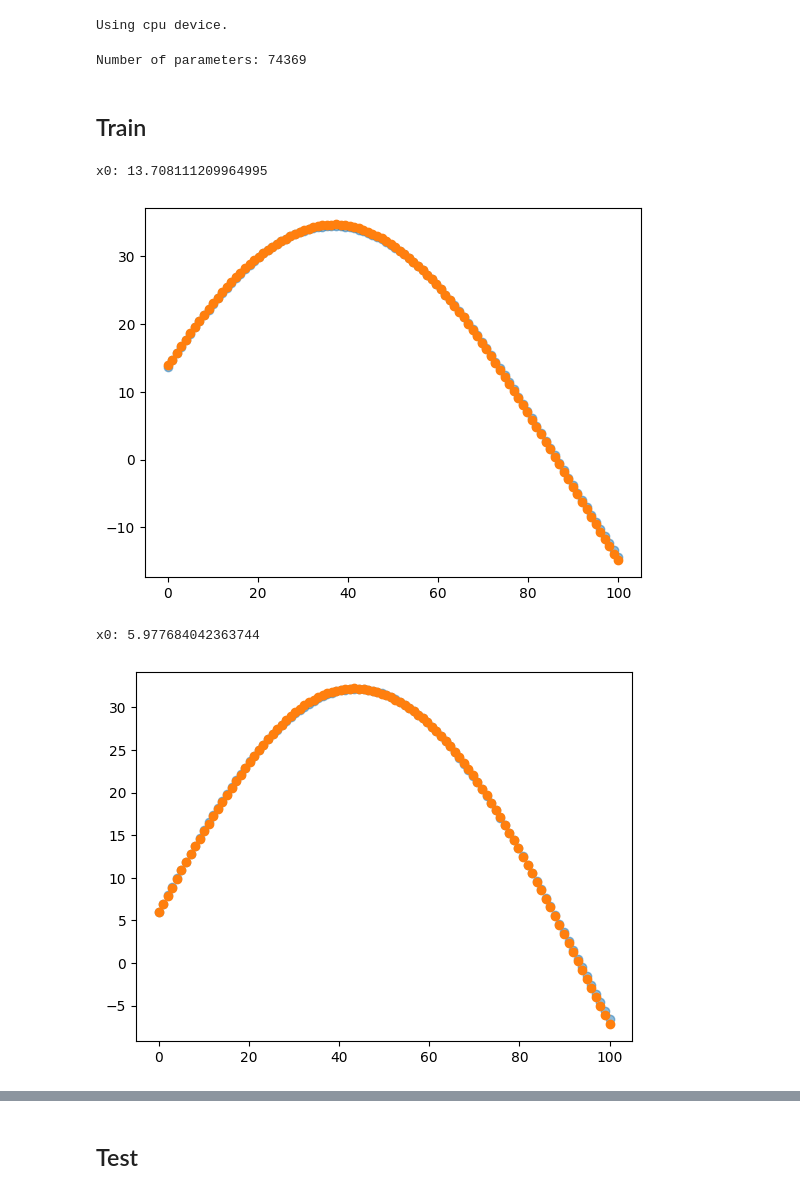
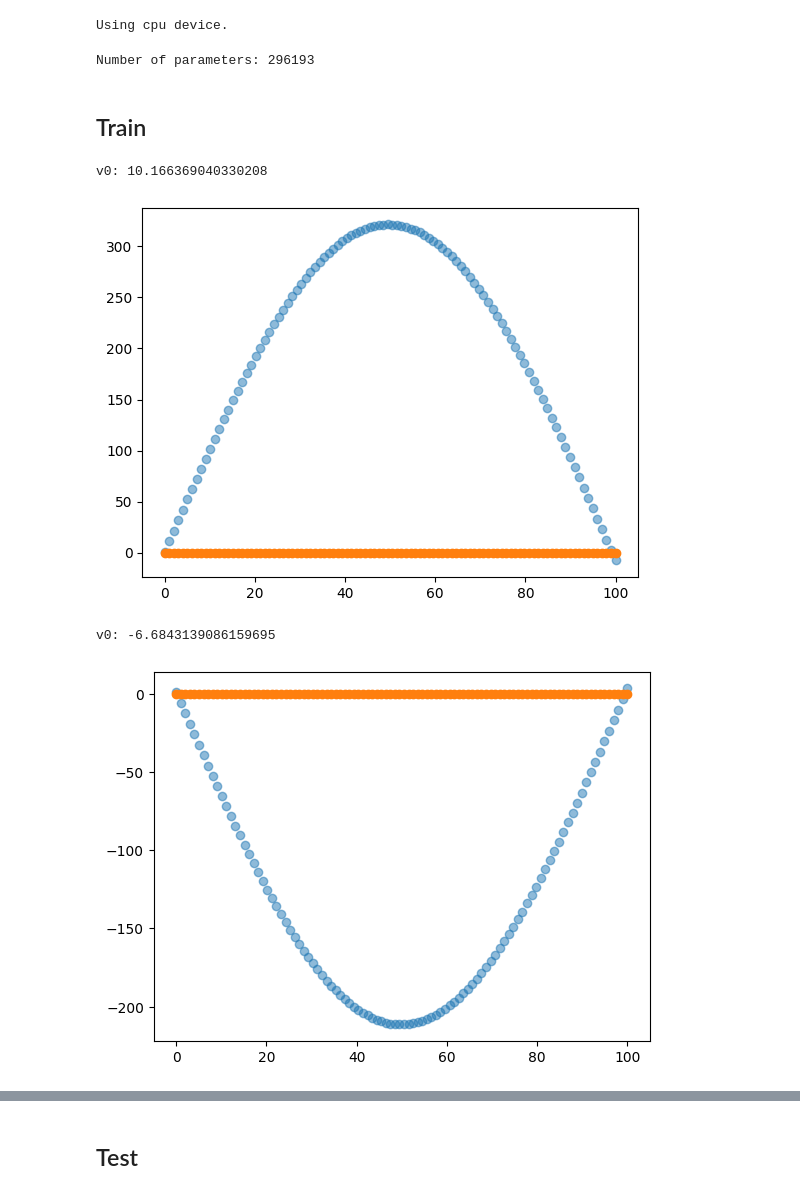
Before and after one commit to Hrrsmjd/fourier_neural_operator, a Jupyter notebook: temp/fourier_1d_multichannel.ipynb, the cells around one changed output, grey strips where cells are left out. Saved outputs shown, nothing was run; the diff lists cells and outputs as text; code cells hidden in the pictures.

Commit message:
Velocity as parameter...

```diff
--- a/temp/fourier_1d_multichannel.ipynb
+++ b/temp/fourier_1d_multichannel.ipynb
@@ -42,18 +42,18 @@ data_x = []
 # v0 = np.random.normal(0, 10)
 k = 1
 m = 1000
-# x0 = 1
-v0 = 1
+x0 = 1
+# v0 = 1
 
 ## Generate Data
 for _ in range(n):
     # k = np.random.randint(1, 100)
     # m = np.random.randint(1, 100)
-    x0 = np.random.normal(0, 10)
-    # v0 = np.random.normal(0, 10)
+    # x0 = np.random.normal(0, 10)
+    v0 = np.random.normal(0, 10)
 
     t = np.random.uniform(0, 100)
-    data_t.append([[x0], [t]])
+    data_t.append([[v0], [t]])
     data_x.append(simple_harmonic_oscillator(k, m, x0, v0, t))
 # %%
 ## Plot
@@ -249,10 +249,10 @@ def count_parameters(model):
         c += reduce(operator.mul, list(p.size() + (2, ) if p.is_complex() else p.size()))
     return c
 
-model = FourierNetworkOperator1D(2, 1, width=64, modes=1)
+model = FourierNetworkOperator1D(2, 1, width=128, modes=1)
 print(f'Number of parameters: {count_parameters(model)}')
 # %% [output]
-Number of parameters: 74369
+Number of parameters: 296193
 # %% [markdown]
 ## Train
 # %%
@@ -269,36 +269,47 @@ optimizer = torch.optim.Adam(model.parameters(), lr=learning_rate)
 ## Test 0
 # k = np.random.randint(1, 100)
 # m = np.random.randint(1, 100)
-x0 = np.random.normal(0, 10)
-print(f'x0: {x0}')
-x0_vec = torch.from_numpy(x0 * np.ones(100)).float().unsqueeze(0).unsqueeze(0)
-# v0 = np.random.normal(0, 10)
+
+# x0 = np.random.normal(0, 10)
+# print(f'x0: {x0}')
+# x0_vec = torch.from_numpy(x0 * np.ones(100)).float().unsqueeze(0).unsqueeze(0)
+
+v0 = np.random.normal(0, 10)
+print(f'v0: {v0}')
+v0_vec = torch.from_numpy(v0 * np.ones(100)).float().unsqueeze(0).unsqueeze(0)
+
 t_test = torch.from_numpy(np.linspace(0, 100, 100)).float().unsqueeze(0).unsqueeze(0)
 x0_test = simple_harmonic_oscillator(k, m, x0, v0, t_test)
 
 plt.scatter(t_test, x0_test, alpha=0.5)
-plt.scatter(t_test, model(torch.cat((x0_vec, t_test), 1).permute(2, 1, 0)).detach())
+plt.scatter(t_test, model(torch.cat((v0_vec, t_test), 1).permute(2, 1, 0)).detach())
 plt.show()
 # %% [output]
-x0: 13.708111209964995
+v0: 10.166369040330208
-[figure, old version]
+[figure, new version]
 # %%
 ## Test 1
 # k = np.random.randint(1, 100)
 # m = np.random.randint(1, 100)
-x1 = np.random.normal(0, 10)
-print(f'x0: {x1}')
-x1_vec = torch.from_numpy(x1 * np.ones(100)).float().unsqueeze(0).unsqueeze(0)
-# v0 = np.random.normal(0, 10)
+
+# x1 = np.random.normal(0, 10)
+# print(f'x0: {x1}')
+# x1_vec = torch.from_numpy(x1 * np.ones(100)).float().unsqueeze(0).unsqueeze(0)
+
+v1 = np.random.normal(0, 10)
+print(f'v0: {v1}')
+v1_vec = torch.from_numpy(v1 * np.ones(100)).float().unsqueeze(0).unsqueeze(0)
+
+
 t_test = torch.from_numpy(np.linspace(0, 100, 100)).float().unsqueeze(0).unsqueeze(0)
-x1_test = simple_harmonic_oscillator(k, m, x1, v0, t_test)
+x1_test = simple_harmonic_oscillator(k, m, x0, v1, t_test)
 
 plt.scatter(t_test, x1_test, alpha=0.5)
-plt.scatter(t_test, model(torch.cat((x1_vec, t_test), 1).permute(2, 1, 0)).detach())
+plt.scatter(t_test, model(torch.cat((v1_vec, t_test), 1).permute(2, 1, 0)).detach())
 plt.show()
 # %% [output]
-x0: 5.977684042363744
+v0: -6.6843139086159695
-[figure, old version]
+[figure, new version]
 # %%
 ## Test 2
 # k = np.random.randint(1, 100)
```
Also changed, not shown: parts of 5 cells of this notebook, 1 other file.
